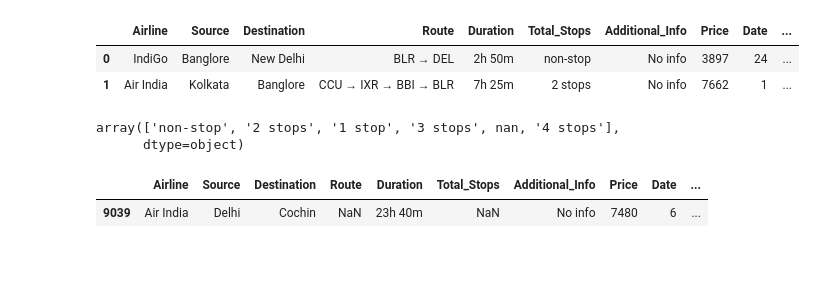
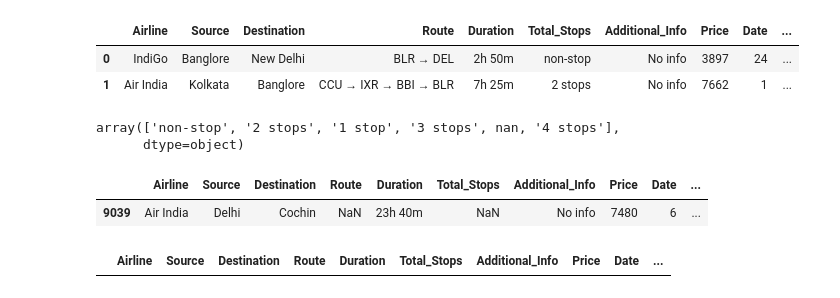
Before and after one commit to pashupatinathvidyarthi/Data-Science-Machine-Learning-Deep-Learning-and-NLP, a Jupyter notebook: Python/EDA/lec02.ipynb, the cells around one changed output. Cells and saved outputs as stored; diff of their text form; code cells hidden in the pictures; blank space fills up the shorter version.

```diff
--- a/Python/EDA/lec02.ipynb
+++ b/Python/EDA/lec02.ipynb
@@ -355,4 +355,8 @@ df[df['Total_Stops'].isnull()]
 | 9039 | Air India | Delhi | Cochin | NaN | 23h 40m | NaN | No info | 7480 | 6 | ... |
 # %%
 ## Replace nan values with 1 stops
-df['Total_Stops']=df['Total_Stops'].map({})
+df['Total_Stops']=df['Total_Stops'].map({'non-stop':0, '2 stops':2, '1 stop':1, '3 stops':3,'4 stops':4, np.nan:1})
+# %%
+df[df['Total_Stops'].isnull()]
+# %% [output]
+|  | Airline | Source | Destination | Route | Duration | Total_Stops | Additional_Info | Price | Date | ... |
```
